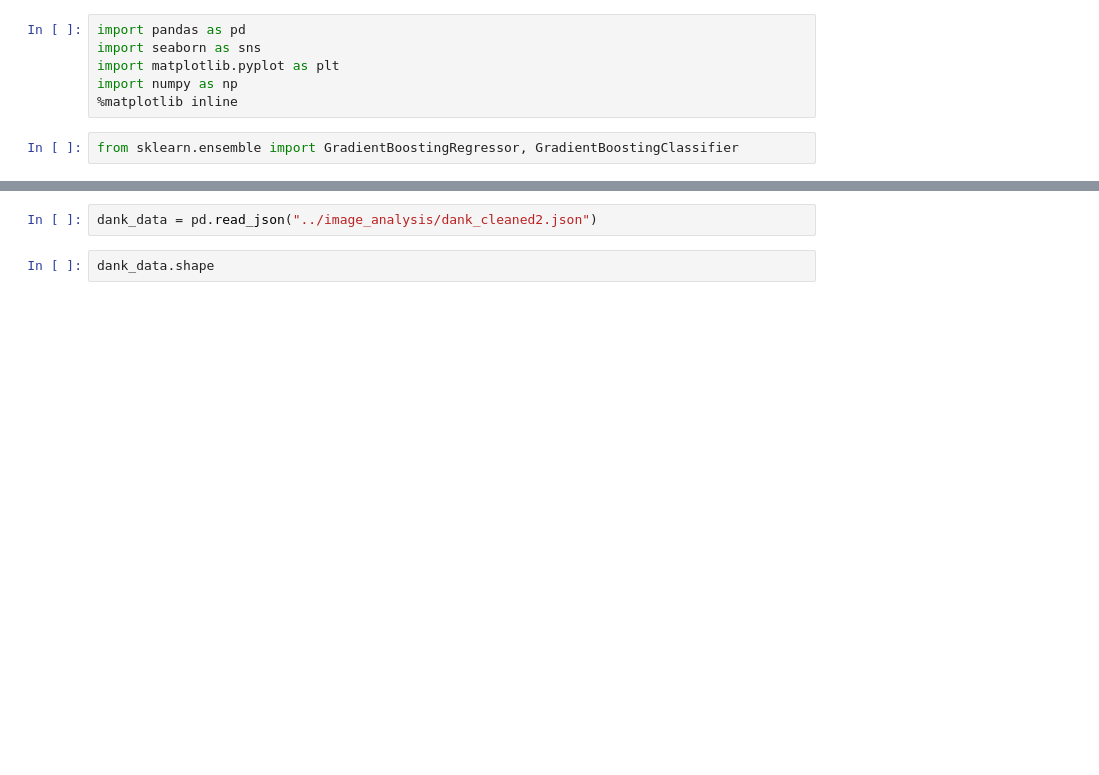
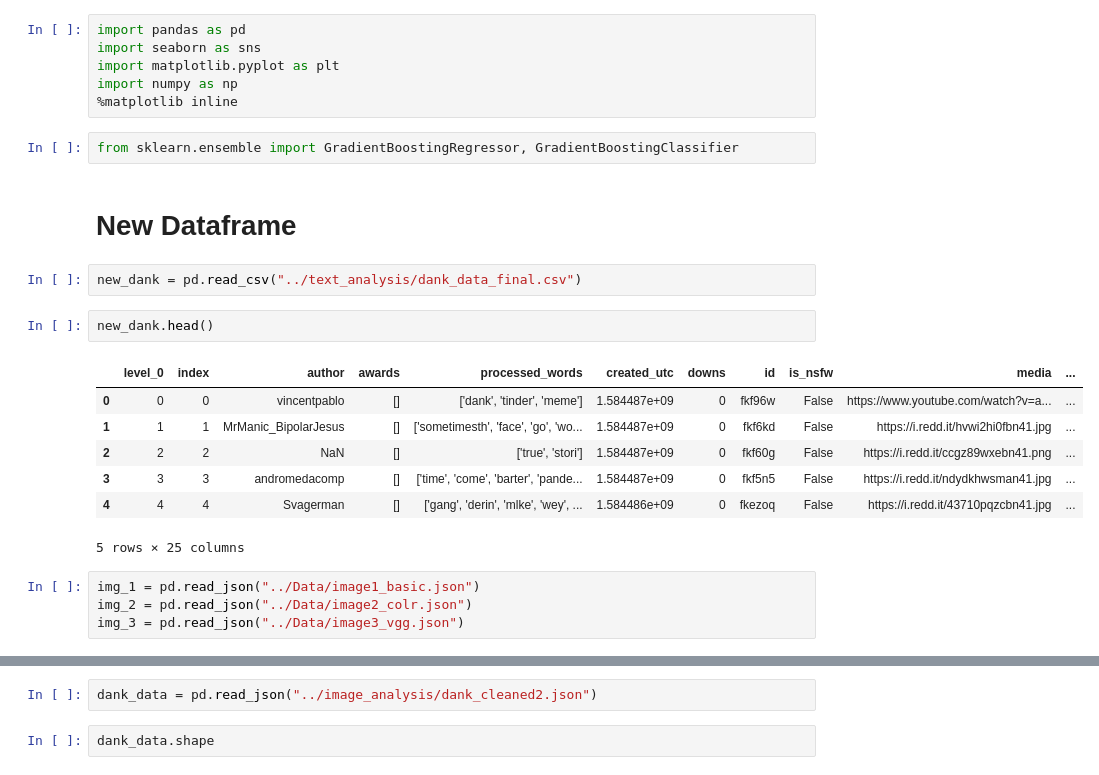
Before and after one commit to TiernonRR/Dank_AIT, a Jupyter notebook: boosting/Boosting.ipynb, the cells around one changed output, grey strips where cells are left out. Saved outputs shown, nothing was run; the diff lists cells and outputs as text; blank space fills up the shorter version.

```diff
--- a/boosting/Boosting.ipynb
+++ b/boosting/Boosting.ipynb
@@ -6,3 +6,21 @@ import numpy as np
 %matplotlib inline
 # %%
 from sklearn.ensemble import GradientBoostingRegressor, GradientBoostingClassifier
+# %% [markdown]
+# New Dataframe
+# %%
+new_dank = pd.read_csv("../text_analysis/dank_data_final.csv")
+# %%
+new_dank.head()
+# %% [output]
+|  | level_0 | index | author | awards | processed_words | created_utc | downs | id | is_nsfw | media | ... |
+| 0 | 0 | 0 | vincentpablo | [] | ['dank', 'tinder', 'meme'] | 1.584487e+09 | 0 | fkf96w | False | https://www.youtube.com/watch?v=a... | ... |
+| 1 | 1 | 1 | MrManic_BipolarJesus | [] | ['sometimesth', 'face', 'go', 'wo... | 1.584487e+09 | 0 | fkf6kd | False | https://i.redd.it/hvwi2hi0fbn41.jpg | ... |
+| 2 | 2 | 2 | NaN | [] | ['true', 'stori'] | 1.584487e+09 | 0 | fkf60g | False | https://i.redd.it/ccgz89wxebn41.png | ... |
+| 3 | 3 | 3 | andromedacomp | [] | ['time', 'come', 'barter', 'pande... | 1.584487e+09 | 0 | fkf5n5 | False | https://i.redd.it/ndydkhwsman41.jpg | ... |
+| 4 | 4 | 4 | Svagerman | [] | ['gang', 'derin', 'mlke', 'wey', ... | 1.584486e+09 | 0 | fkezoq | False | https://i.redd.it/43710pqzcbn41.jpg | ... |
+5 rows × 25 columns
+# %%
+img_1 = pd.read_json("../Data/image1_basic.json")
+img_2 = pd.read_json("../Data/image2_colr.json")
+img_3 = pd.read_json("../Data/image3_vgg.json")
```
Also changed, not shown: parts of 16 cells of this notebook, 5 other files.
